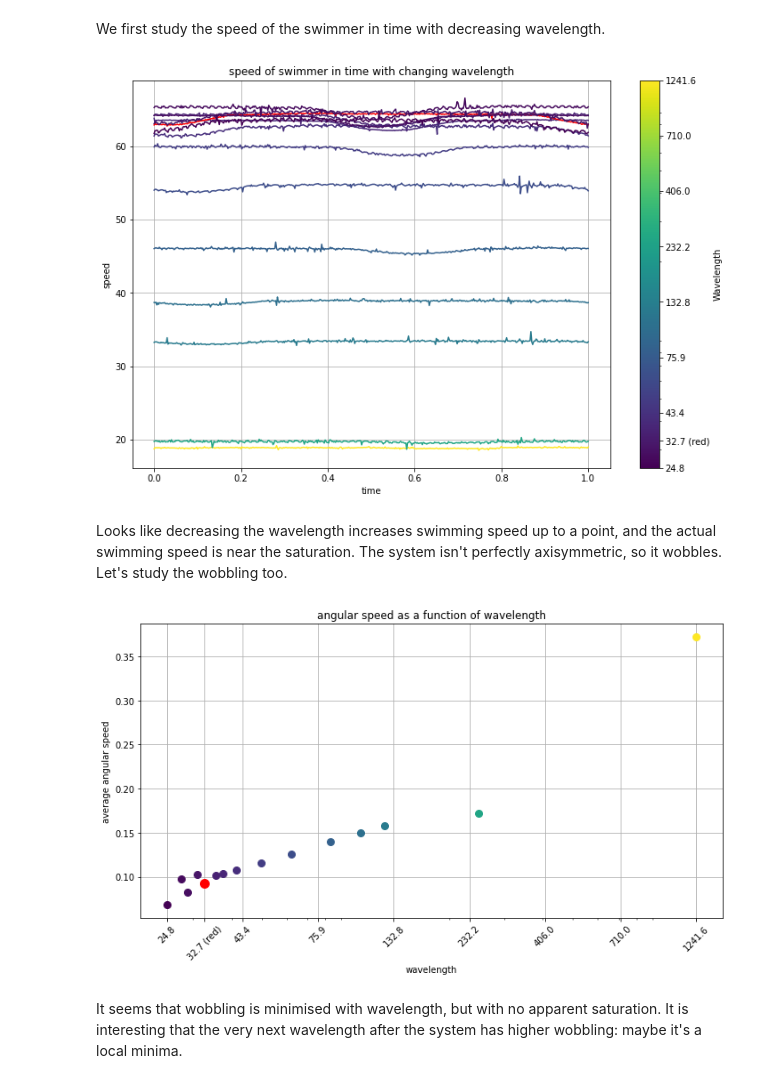
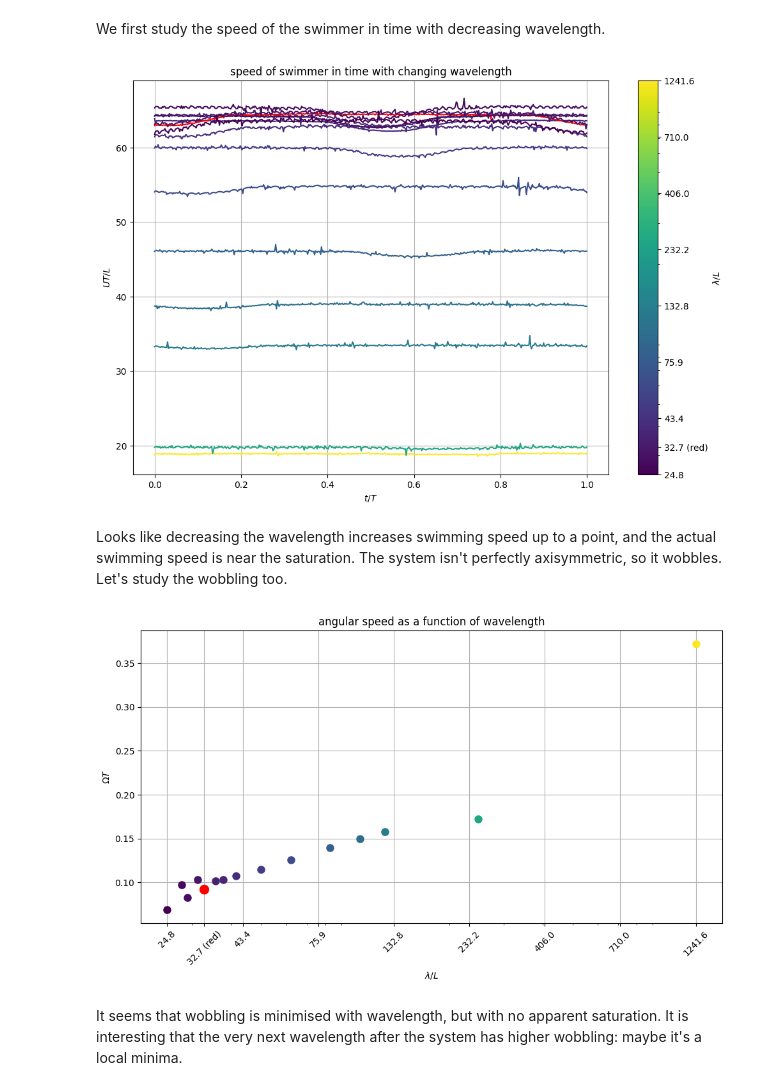
Before and after one commit to Biofluid-Dynamics-Group/cuda-filaments, a Jupyter notebook: analysis/wavelength/wavelength.ipynb, the cells around one changed output. Cells and saved outputs as stored; diff of their text form; code cells hidden in the pictures.

```diff
--- a/analysis/wavelength/wavelength.ipynb
+++ b/analysis/wavelength/wavelength.ipynb
@@ -267,42 +267,42 @@ def plot_speed_vs_time(data_dict):
             # Plot speed against time
             plt.plot(time, speed, color=color)
 
-    plt.xlabel('time')
-    plt.ylabel('speed')
+    plt.xlabel(r'$t/T$')
+    plt.ylabel(r'$U T/L$')
     plt.title('speed of swimmer in time with changing wavelength')
     plt.grid(True)
 
     # Add colorbar
     sm = plt.cm.ScalarMappable(cmap=cmap, norm=norm)
     sm.set_array([])
     cbar = plt.colorbar(sm)
-    cbar.set_label('Wavelength')
+    cbar.set_label(r'$\lambda/L$')
 
     # Create logarithmically spaced ticks
     log_min = np.log(min(wavelengths))
     log_max = np.log(max(wavelengths))
     log_ticks = np.linspace(log_min, log_max, 8)
     new_ticks = np.exp(log_ticks)
 
     # Add k=38 wavelength
     wavelength_38 = np.pi * 395.2 / 38
     new_ticks = np.sort(np.append(new_ticks, wavelength_38))
 
     # Create labels
     labels = [f'{t:.1f}' + (
         ' (red)' if np.isclose(t, wavelength_38, rtol=1e-10) else ''
     ) for t in new_ticks]
 
     # Set new ticks and labels
     cbar.set_ticks(new_ticks)
     cbar.set_ticklabels(labels)
 
     plt.show()
 
 # Plot the speed vs time
 plot_speed_vs_time(data_dict_clean)
 # %% [output]
-[figure, old version]
+[figure, new version]
 # %% [markdown]
 Looks like decreasing the wavelength increases swimming speed up to a point, and the actual swimming speed is near the saturation. The system isn't perfectly axisymmetric, so it wobbles. Let's study the wobbling too.
 # %%
@@ -357,8 +357,8 @@ def plot_avg_wobble_vs_wavelength(data_dict):
     # Set ticks and labels for both plot and colorbar
     plt.xticks(new_ticks, labels, rotation=45)
 
-    plt.xlabel('wavelength')
-    plt.ylabel('average angular speed')
+    plt.xlabel(r'$\lambda/L$')
+    plt.ylabel(r'$\Omega T$')
     plt.title('angular speed as a function of wavelength')
     plt.grid(True)
     plt.tight_layout()
@@ -367,7 +367,7 @@ def plot_avg_wobble_vs_wavelength(data_dict):
 # Plot the average angular speed vs wavelength
 plot_avg_wobble_vs_wavelength(data_dict_clean)
 # %% [output]
-[figure, old version]
+[figure, new version]
 # %% [markdown]
 It seems that wobbling is minimised with wavelength, but with no apparent saturation. It is interesting that the very next wavelength after the system has higher wobbling: maybe it's a local minima.
 # %% [markdown]
```
Also changed, not shown: parts of 7 cells of this notebook, 1 other file.
